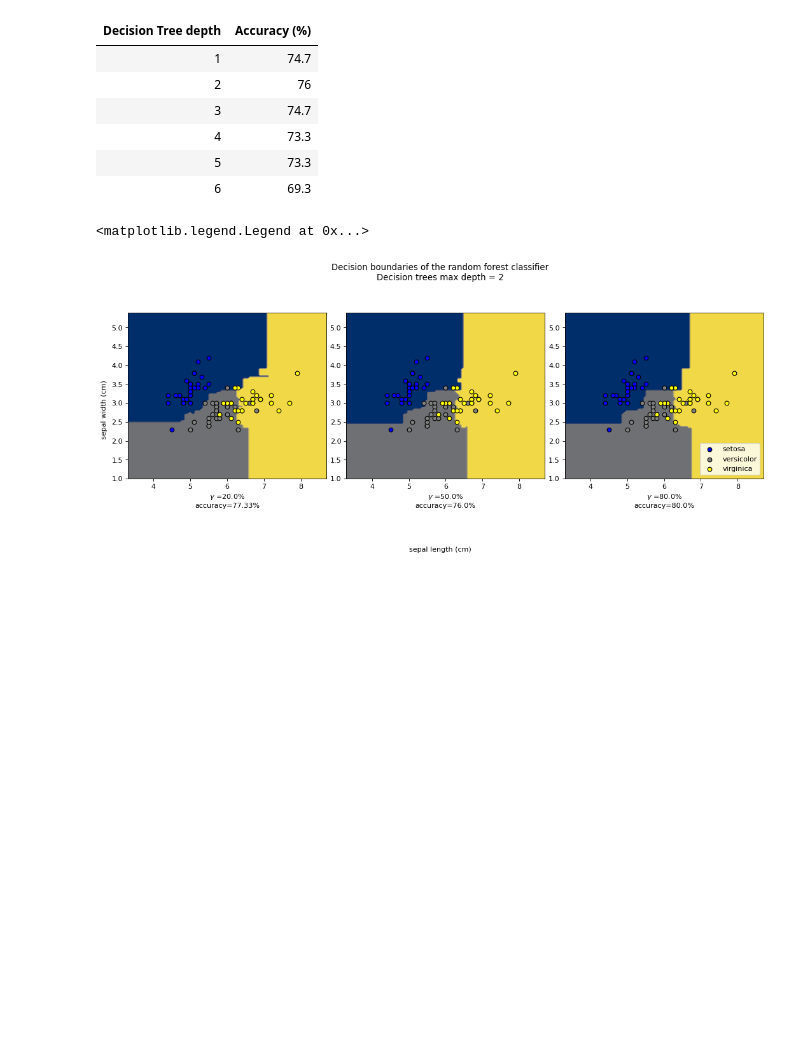
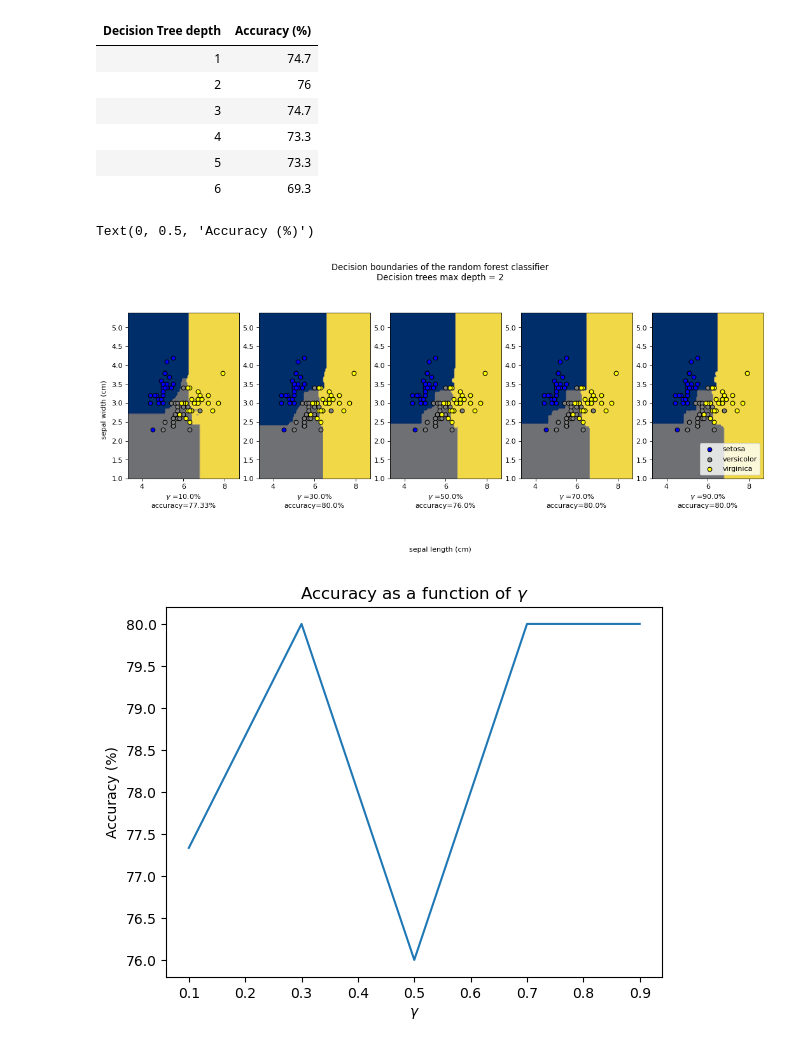
Before and after one commit to styltopa/PatternRecognition, a Jupyter notebook: topalidis_9613_Assignment3.ipynb, the cells around one changed output. Saved outputs shown, nothing was run; the diff lists cells and outputs as text; code cells hidden in the pictures; blank space fills up the shorter version.

```diff
--- a/topalidis_9613_Assignment3.ipynb
+++ b/topalidis_9613_Assignment3.ipynb
@@ -82,7 +82,7 @@ testingInds = np.array(testingInds)
 # rnd  = np.random.randint(randStart, randStop)
 
 # For replication
-rnd = 0
+rnd = np.random.randint(0, 100000)
 np.random.seed(rnd)
 
 # To avoid training the tree with batches of data of the same target,
@@ -276,6 +275,9 @@ Max accuracy classifier is the one with decision tree depth =  2 and accuracy:
 | 6 | 69.3 |
 # %%
 # B.2
+
+# rnd = np.random.randint(0, 100000)
+rnd = 0
 
 # Plot the decision boundaries of the classifiers for different percentage of
 # the training data
@@ -287,15 +289,16 @@ fig.text(0.06, 0.5, iris.feature_names[1], ha='center', va='center', rotation='v
 
 # The different percentages of the original training data to plot the
 # decision bounds for
-gammaArr = [0.2, 0.5, 0.8]
+gammaArr = [0.1, 0.3, 0.5, 0.7, 0.9]
+
+accListPerGamma = []
 
 for gammaCount, gammaVal in enumerate(gammaArr):
 
     # Different percentage (gamma) of the original training data is used each time
     bootSamNumOfElem = round(gammaVal*numOfTrainingData)
 
-    # # To get the same classifier for gamma = 0.5 as before
-    # np.random.seed(rnd)
+
     # Training for the different gamma values and for the maxAccDepth found before
     clf = RandomForestClassifier(n_estimators=B, max_depth=maxAccDepth,
         bootstrap=True, max_samples=bootSamNumOfElem, random_state=rnd)
@@ -306,6 +309,9 @@ for gammaCount, gammaVal in enumerate(gammaArr):
 
     # Accuracy
     accuracy = accuracy_score(targetArrTesting, targetArrPred)
+
+    accListPerGamma.append(accuracy)
+
     # Plot a subplot for each gamma value
     ax = plt.subplot(1, len(gammaArr), gammaCount+1)
     plt.tight_layout(h_pad=0.5, w_pad=0.5, pad=7.5)
@@ -320,33 +326,40 @@ for gammaCount, gammaVal in enumerate(gammaArr):
 
     for counter, target in enumerate(targetArr):
         targetInds = np.where(targetArrTesting == target)
         plt.scatter(
             testingArr[targetInds, 0], testingArr[targetInds, 1], color=c[counter], edgecolor="black",
             label = iris.target_names[counter]
         )
 
 
 plt.suptitle('Decision boundaries of the random forest classifier\nDecision trees max depth = ' \
         + str(maxAccDepth))
 plt.legend(loc='lower right')
 
 # Remarks
 # In comparison to the simple decision tree classifier,
 # the random forest one seems to catch the data patterns in more detail.
 # The decision boundaries are more complex and not as
 
 # B.3
 # The percentage of the training data (gamma) used for the bootstrap samples of
 # the individual decision trees in
 # the forest, seems to change the accuracy of the final model.
 # As gamma increases, accuracy tends to decrease (in most executions of the program
 # because as it is mentioned before, different executions of the program provide different
 # classifiers and accuracy percentages).
 # This is to be expected, as random forests exploit the idea that
 # small subsamples of the original data contain classification information about the
 # that which is not visible when treating the data as a whole.
 # Therefore, when gamma is small the classification is more accurate.
+
+fig2, ax2 = plt.subplots()
+plt.plot(gammaArr, np.array(accListPerGamma)*100)
+ax2.set_title(r'Accuracy as a function of $\gamma$')
+ax2.set_xlabel(r'$\gamma$')
+ax2.set_ylabel('Accuracy (%)')
 # %% [output]
-<matplotlib.legend.Legend at 0x...>
+Text(0, 0.5, 'Accuracy (%)')
-[figure, old version]
+[figure, new version]
+[figure, added]
 # %%
```
Also changed, not shown: parts of 2 cells of this notebook.
